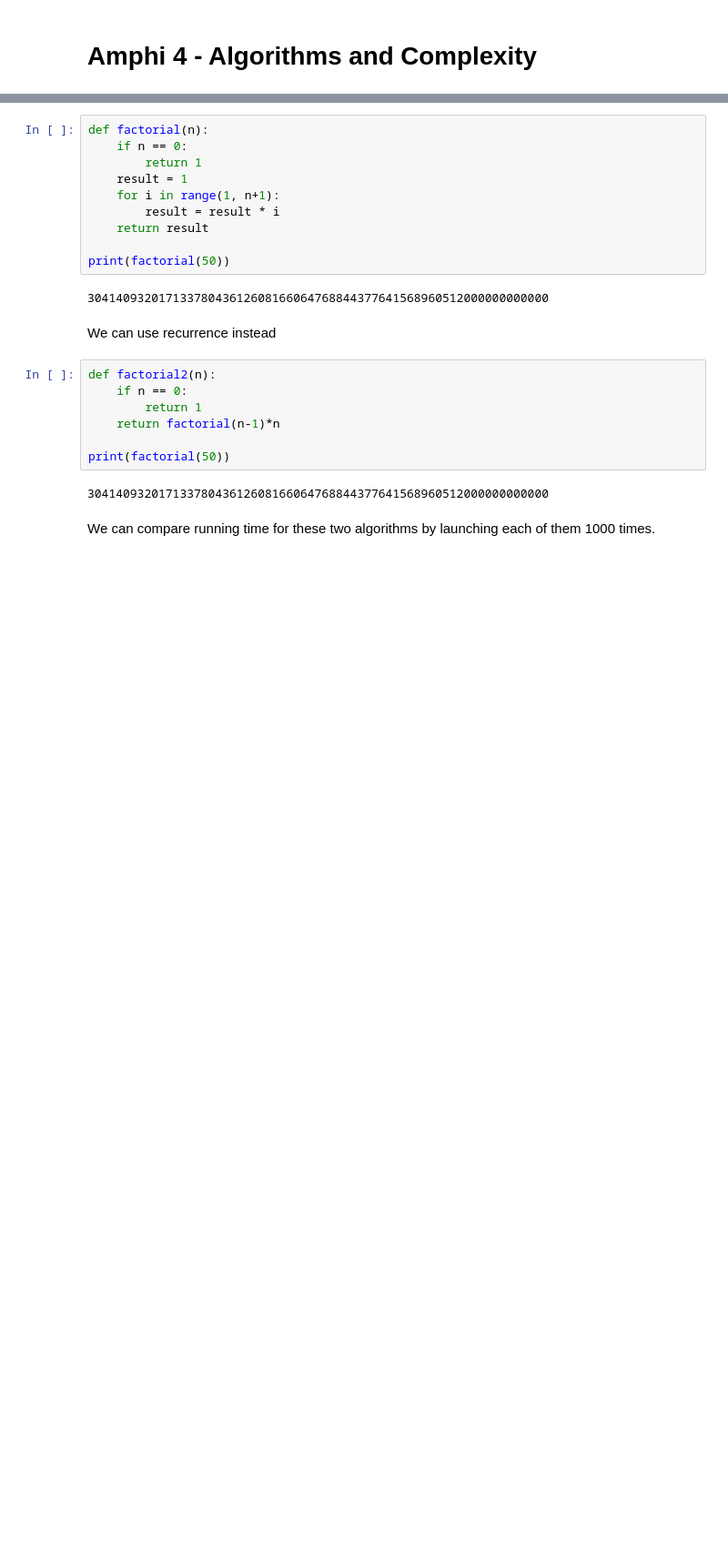
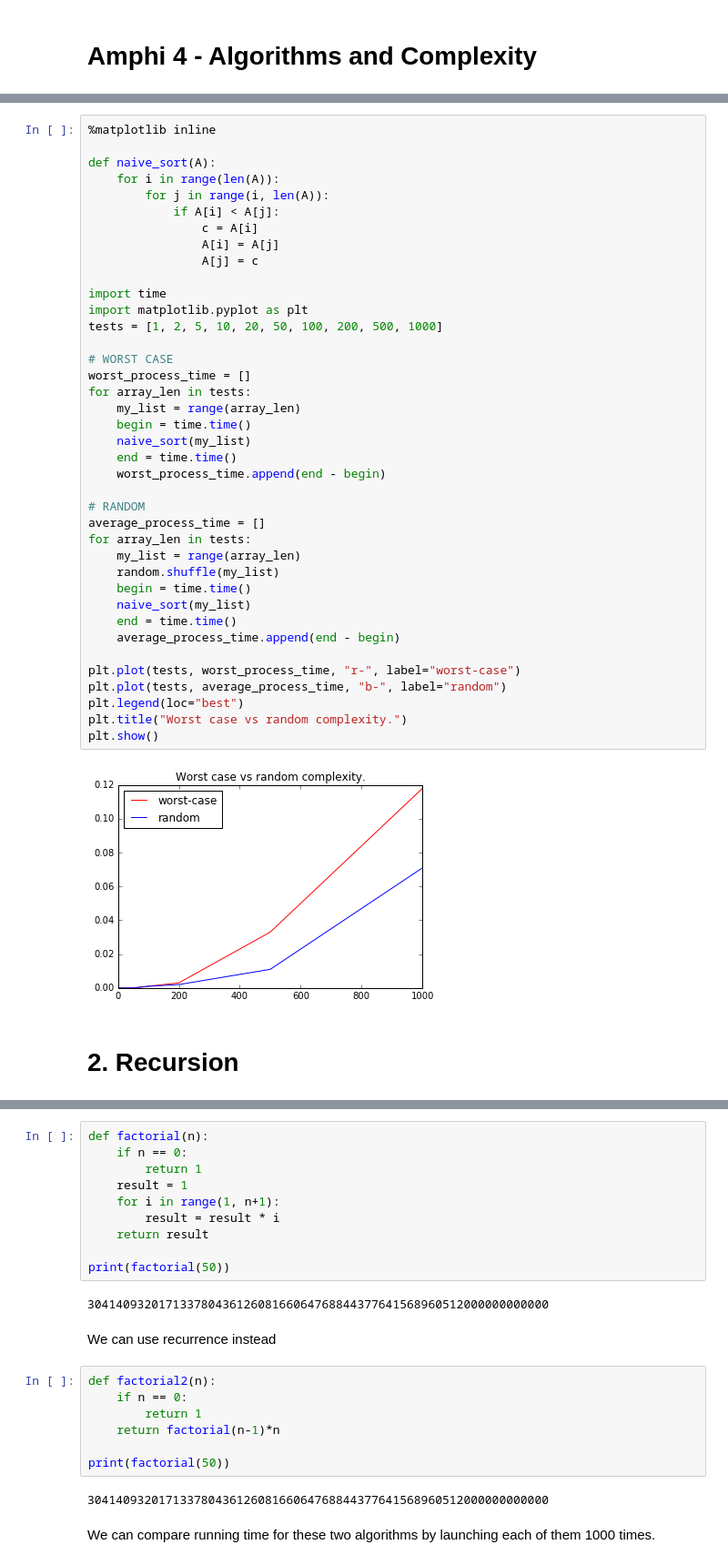
Before and after one commit to riduan91/DSC101, a Jupyter notebook: Lesson4/Amphi/AlgorithmsAndComplexity.ipynb, the cells around one changed output, grey strips where cells are left out. Shown at 91% size. Saved outputs shown, nothing was run; the diff lists cells and outputs as text; blank space fills up the shorter version.

```diff
--- a/Lesson4/Amphi/AlgorithmsAndComplexity.ipynb
+++ b/Lesson4/Amphi/AlgorithmsAndComplexity.ipynb
@@ -5 +57,44 @@
+# %%
+%matplotlib inline
+
+def naive_sort(A):
+    for i in range(len(A)):
+        for j in range(i, len(A)):
+            if A[i] < A[j]:
+                c = A[i]
+                A[i] = A[j]
+                A[j] = c
+
+import time
+import matplotlib.pyplot as plt
+tests = [1, 2, 5, 10, 20, 50, 100, 200, 500, 1000]
+
+# WORST CASE
+worst_process_time = []
+for array_len in tests:
+    my_list = range(array_len)
+    begin = time.time()
+    naive_sort(my_list)
+    end = time.time()
+    worst_process_time.append(end - begin)
+
+# RANDOM
+average_process_time = []
+for array_len in tests:
+    my_list = range(array_len)
+    random.shuffle(my_list)
+    begin = time.time()
+    naive_sort(my_list)
+    end = time.time()
+    average_process_time.append(end - begin)
+
+plt.plot(tests, worst_process_time, "r-", label="worst-case")
+plt.plot(tests, average_process_time, "b-", label="random")
+plt.legend(loc="best")
+plt.title("Worst case vs random complexity.")
+plt.show()
+# %% [output]
+[figure, added]
+# %% [markdown]
+# 2. Recursion
 # %% [markdown]
```
Also changed, not shown: parts of 36 cells of this notebook, 1 other file.
